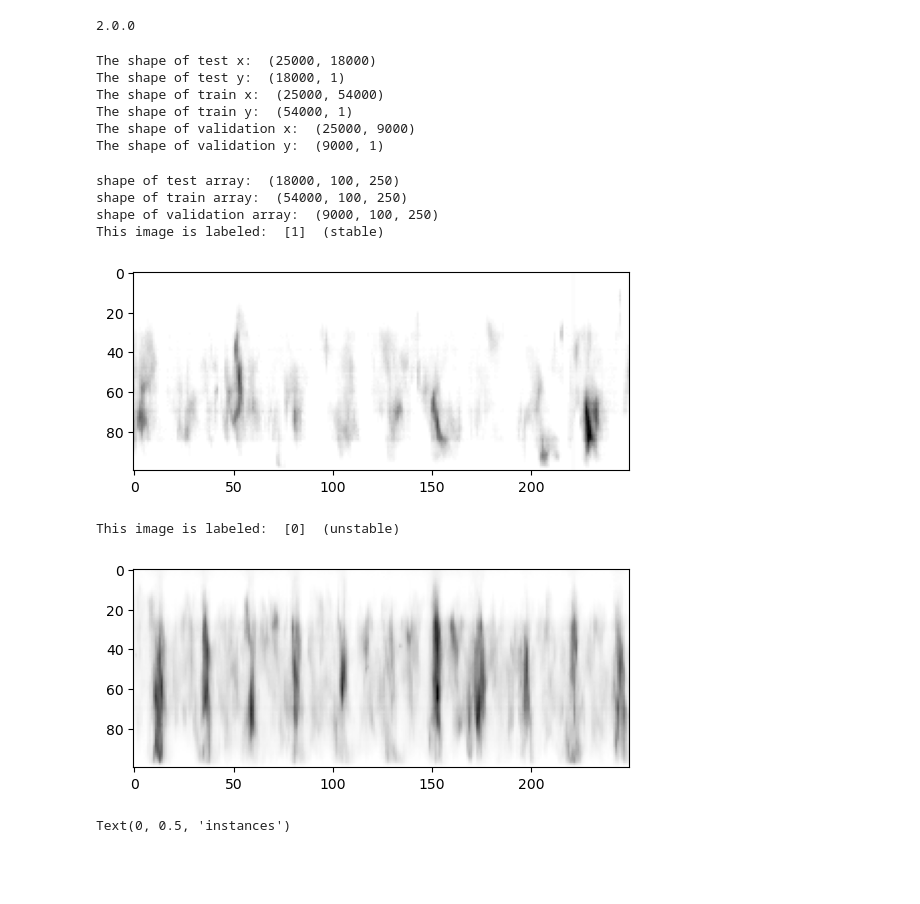
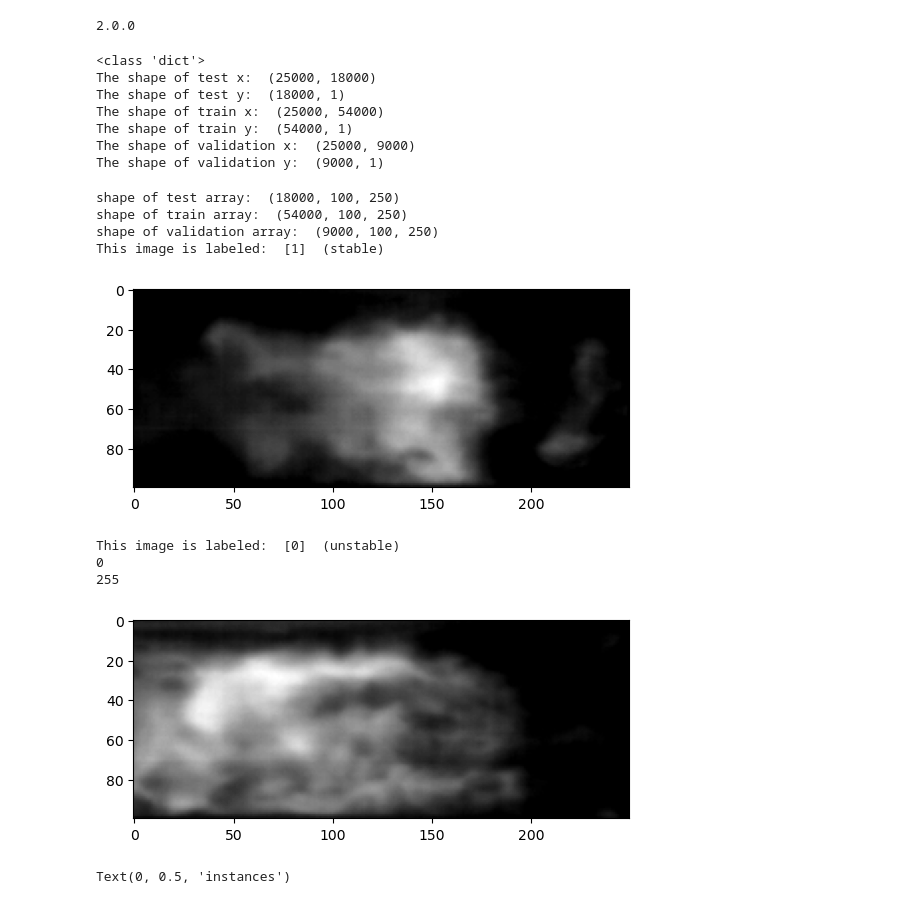
Before and after one commit to MattanTseng/ME_592_HW3, a Jupyter notebook: part1/Part1.ipynb, the cells around one changed output. Cells and saved outputs as stored; diff of their text form; code cells hidden in the pictures; blank space fills up the shorter version.

```diff
--- a/part1/Part1.ipynb
+++ b/part1/Part1.ipynb
@@ -39,6 +39,9 @@ train_set_y = arrays["train_set_y"]
 valid_set_x = arrays["valid_set_x"]
 valid_set_y = arrays["valid_set_y"]
 # %%
+print(type(arrays))
+print(arrays)
+
 print("The shape of test x: ", test_set_x.shape)
 print("The shape of test y: ", test_set_y.shape)
 print("The shape of train x: ", train_set_x.shape)
@@ -46,6 +49,7 @@ print("The shape of train y: ", train_set_y.shape)
 print("The shape of validation x: ", valid_set_x.shape)
 print("The shape of validation y: ", valid_set_y.shape)
 # %% [output]
+<class 'dict'>
 The shape of test x:  (25000, 18000)
 The shape of test y:  (18000, 1)
 The shape of train x:  (25000, 54000)
@@ -55,35 +59,41 @@ The shape of validation y:  (9000, 1)
 # %%
 image_shape = (250, 100)
 
 # all of our arrays are strangely formatted.
 # rearrange them to be individual images.
 
 # test set is not used at all in training.
-test_images = rearrange(test_set_x, "(y h) (x w) -> (y x) h w", w = image_shape[0], h = image_shape[1])
+test_images = rearrange(test_set_x, "(x y) i -> i y x", x = image_shape[0], y = image_shape[1])
 # train set is used to actually train the model
-train_images = rearrange(train_set_x, "(y h) (x w) -> (y x) h w", w = image_shape[0], h = image_shape[1])
+train_images = rearrange(train_set_x, "(x y) i -> i y x", x = image_shape[0], y = image_shape[1])
 # train_labels = rearrange(train_set_y, "x y -> y x")
 # validation set is used to avoid overfitting
-validation_images = rearrange(valid_set_x, "(y h) (x w) -> (y x) h w", w = image_shape[0], h = image_shape[1])
+validation_images = rearrange(valid_set_x, "(x y) i -> i y x", x = image_shape[0], y = image_shape[1])
 print("shape of test array: ", test_images.shape)
 print("shape of train array: ", train_images.shape)
 print("shape of validation array: ", validation_images.shape)
 
 
-plt.imshow(test_images[0, :, :], cmap='Greys')
+plt.imshow(train_images[0, :, :], cmap="gist_gray")
 print("This image is labeled: ", test_set_y[0], " (stable)")
+
+# plt.imshow(np.zeros((10, 10)), cmap="Greys")
 # %% [output]
 shape of test array:  (18000, 100, 250)
 shape of train array:  (54000, 100, 250)
 shape of validation array:  (9000, 100, 250)
 This image is labeled:  [1]  (stable)
-[figure, old version]
+[figure, new version]
 # %%
-plt.imshow(test_images[2000, :, :], cmap='Greys')
+plt.imshow(test_images[2000, :, :], cmap='gist_gray')
 print("This image is labeled: ", test_set_y[2000], " (unstable)")
+print(np.min(test_images[2000, :, :]))
+print(np.max(test_images[2000, :, :]))
 # %% [output]
 This image is labeled:  [0]  (unstable)
+0
+255
-[figure, old version]
+[figure, new version]
 # %%
 fig, ax = plt.subplots(1, 3, figsize = (16, 5))
 ax[0].set_title("test distribution")
```
Also changed, not shown: parts of 4 cells of this notebook.
